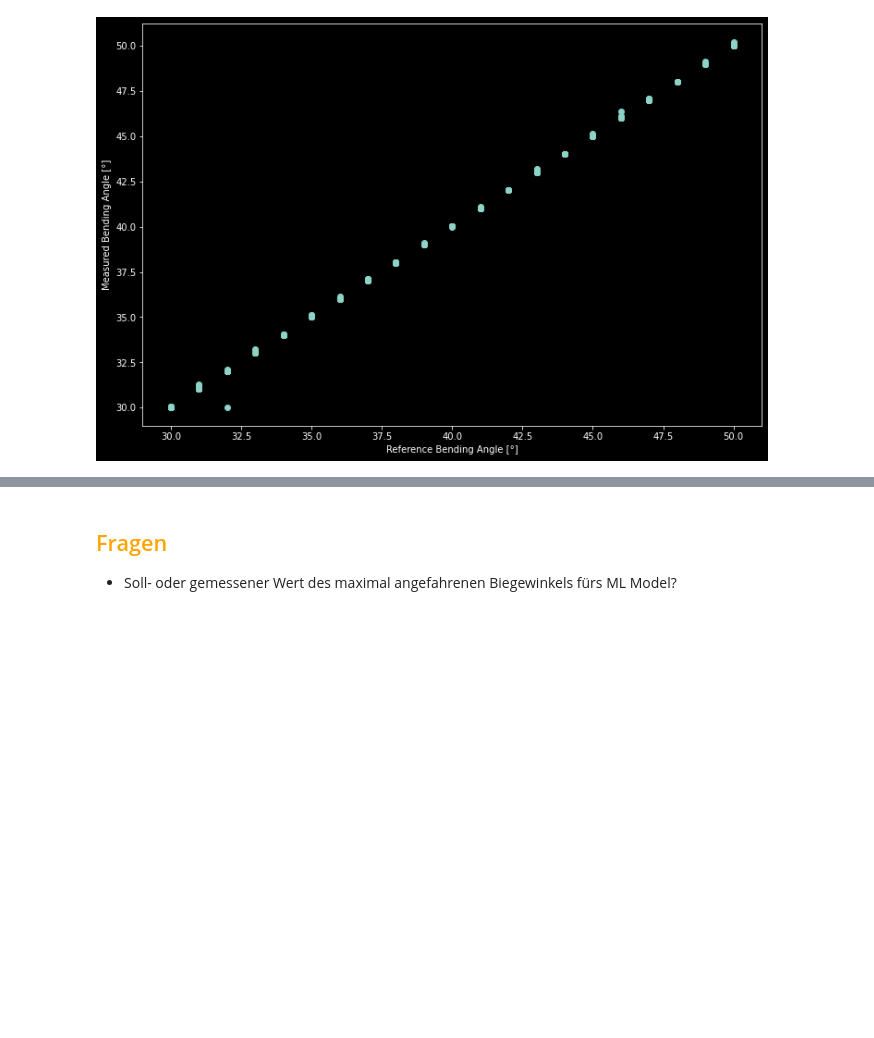
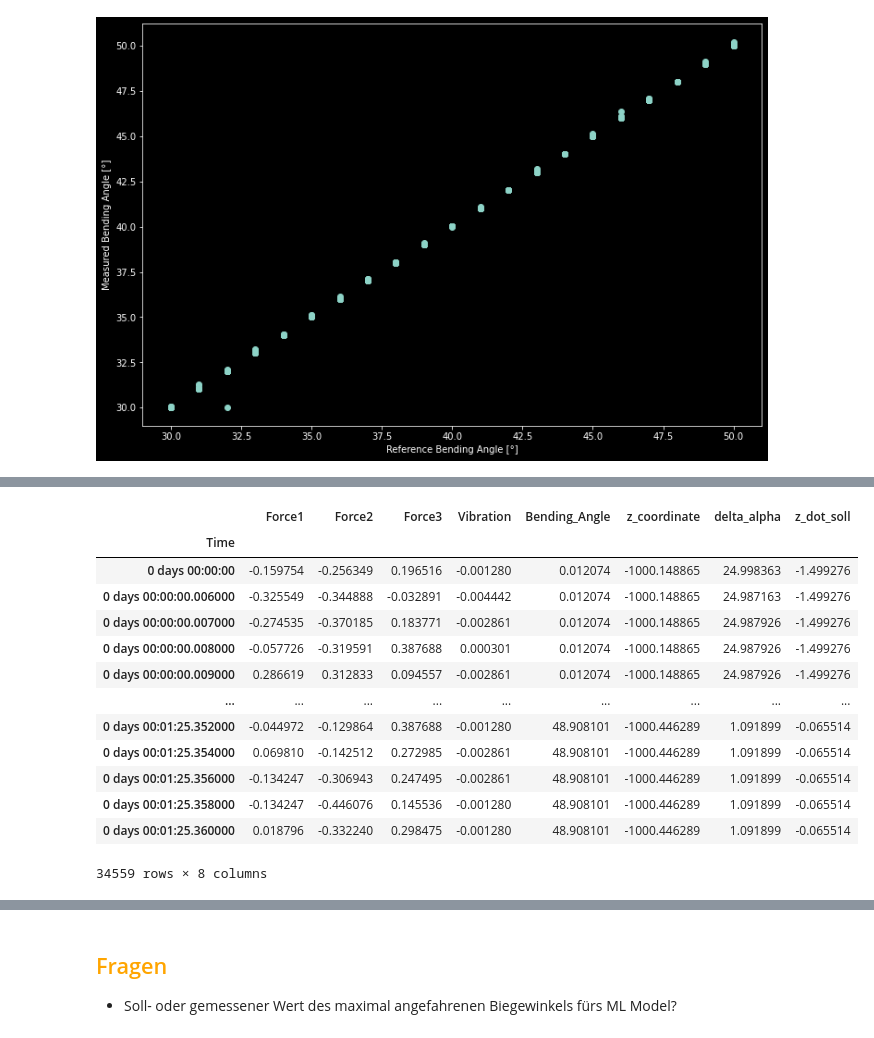
Before and after one commit to raresbb/Tutorium_Biegewinkel, a Jupyter notebook: biegewinkel.ipynb, the cells around one changed output, grey strips where cells are left out. Cells and saved outputs as stored; diff of their text form; code cells hidden in the pictures; blank space fills up the shorter version.

```diff
--- a/biegewinkel.ipynb
+++ b/biegewinkel.ipynb
@@ -159,0 +174,24 @@ plt.show()
+# %%
+files = os.listdir('1_Datensatz_Halbzeug_Blechdicke/Trainingsdaten/Messdaten gesamt/')
+files = [f for f in files if f.endswith('.csv')]
+file = files[360]
+df = pd.read_csv('1_Datensatz_Halbzeug_Blechdicke/Trainingsdaten/Messdaten gesamt/' + str(file), sep=';', decimal=',')
+df['Time'] = pd.to_datetime(df['Time'])
+df['Time'] = df['Time'] - df['Time'][0]
+df = df.set_index('Time')
+df
+# %% [output]
+|  | Force1 | Force2 | Force3 | Vibration | Bending_Angle | z_coordinate | delta_alpha | z_dot_soll |
+| Time |  |  |  |  |  |  |  |  |
+| 0 days 00:00:00 | -0.159754 | -0.256349 | 0.196516 | -0.001280 | 0.012074 | -1000.148865 | 24.998363 | -1.499276 |
+| 0 days 00:00:00.006000 | -0.325549 | -0.344888 | -0.032891 | -0.004442 | 0.012074 | -1000.148865 | 24.987163 | -1.499276 |
+| 0 days 00:00:00.007000 | -0.274535 | -0.370185 | 0.183771 | -0.002861 | 0.012074 | -1000.148865 | 24.987926 | -1.499276 |
+| 0 days 00:00:00.008000 | -0.057726 | -0.319591 | 0.387688 | 0.000301 | 0.012074 | -1000.148865 | 24.987926 | -1.499276 |
+| 0 days 00:00:00.009000 | 0.286619 | 0.312833 | 0.094557 | -0.002861 | 0.012074 | -1000.148865 | 24.987926 | -1.499276 |
+| ... | ... | ... | ... | ... | ... | ... | ... | ... |
+| 0 days 00:01:25.352000 | -0.044972 | -0.129864 | 0.387688 | -0.001280 | 48.908101 | -1000.446289 | 1.091899 | -0.065514 |
+| 0 days 00:01:25.354000 | 0.069810 | -0.142512 | 0.272985 | -0.002861 | 48.908101 | -1000.446289 | 1.091899 | -0.065514 |
+| 0 days 00:01:25.356000 | -0.134247 | -0.306943 | 0.247495 | -0.002861 | 48.908101 | -1000.446289 | 1.091899 | -0.065514 |
+| 0 days 00:01:25.358000 | -0.134247 | -0.446076 | 0.145536 | -0.001280 | 48.908101 | -1000.446289 | 1.091899 | -0.065514 |
+| 0 days 00:01:25.360000 | 0.018796 | -0.332240 | 0.298475 | -0.001280 | 48.908101 | -1000.446289 | 1.091899 | -0.065514 |
+34559 rows × 8 columns
```
Also changed, not shown: parts of 8 cells of this notebook.
